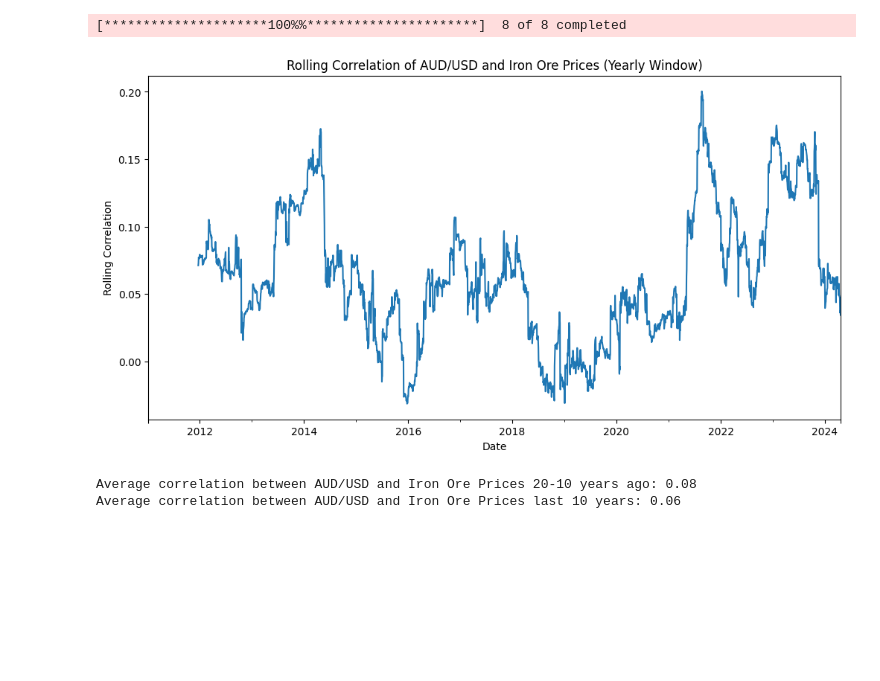
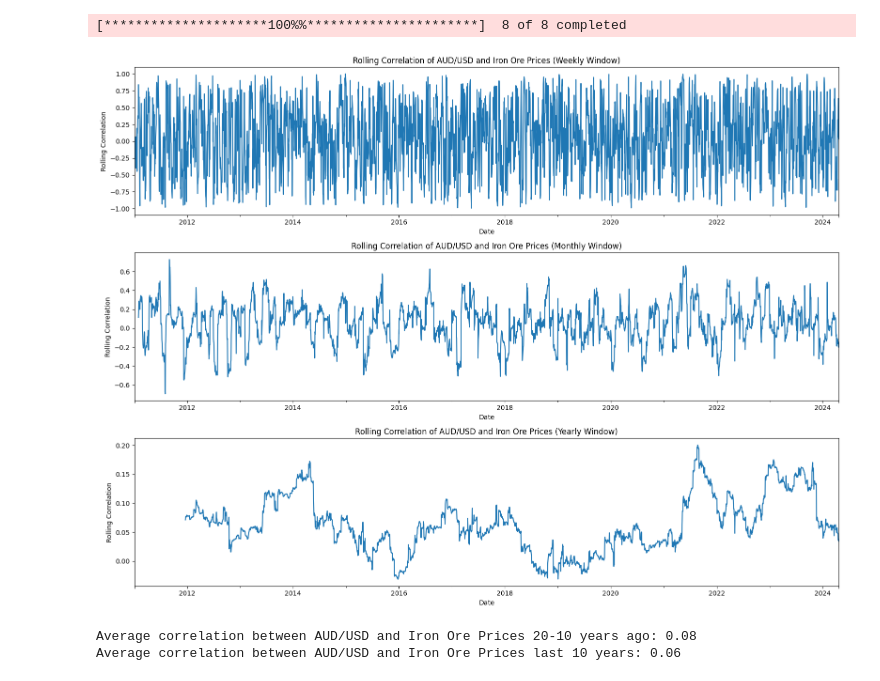
Before and after one commit to RTFLEWER/FiPy, a Jupyter notebook: ironoreaudcorr.ipynb, the cells around one changed output. Drawn from its saved outputs; the diff is of its cells as text; code cells hidden in the pictures; blank space fills up the shorter version.

```diff
--- a/ironoreaudcorr.ipynb
+++ b/ironoreaudcorr.ipynb
@@ -128,22 +128,32 @@ data = yf.download(symbols_list, start=start, end=end)  # Re-download data with
 # %% [output]
 [*********************100%%**********************]  8 of 8 completed
 # %%
-# Part 7: Calculate Correlation Over Time
+# Part 7: Calculate and Visualize Rolling Correlation Over Different Time Frames
 # Extract AUD to Iron Ore returns
 aud_returns = returns['AUDUSD=X']
 iron_returns = returns['TIO=F']
 
-# Calculate rolling correlation with a window (e.g., 252 trading days which is roughly one year)
-rolling_correlation = aud_returns.rolling(window=252).corr(iron_returns)
+# Define rolling windows: approximately 1 week (5 trading days), 1 month (21 trading days), and 1 year (252 trading days)
+windows = {
+    'Weekly': 5,
+    'Monthly': 21,
+    'Yearly': 252
+}
 
-# Plot the rolling correlation
-plt.figure(figsize=(12, 6))
-rolling_correlation.plot(title='Rolling Correlation of AUD/USD and Iron Ore Prices (Yearly Window)')
-plt.xlabel('Date')
-plt.ylabel('Rolling Correlation')
+# Calculate and plot rolling correlations for each window
+plt.figure(figsize=(16, 12))
+for i, (label, window) in enumerate(windows.items(), start=1):
+    plt.subplot(3, 1, i)
+    rolling_correlation = aud_returns.rolling(window=window).corr(iron_returns)
+    rolling_correlation.plot()
+    plt.title(f'Rolling Correlation of AUD/USD and Iron Ore Prices ({label} Window)')
+    plt.xlabel('Date')
+    plt.ylabel('Rolling Correlation')
+
+plt.tight_layout()
 plt.show()
 # %% [output]
-[figure, old version]
+[figure, new version]
 # %%
 # Part 8: Comparative Analysis
 current_end = dt.datetime(2024, 4, 23)
```
